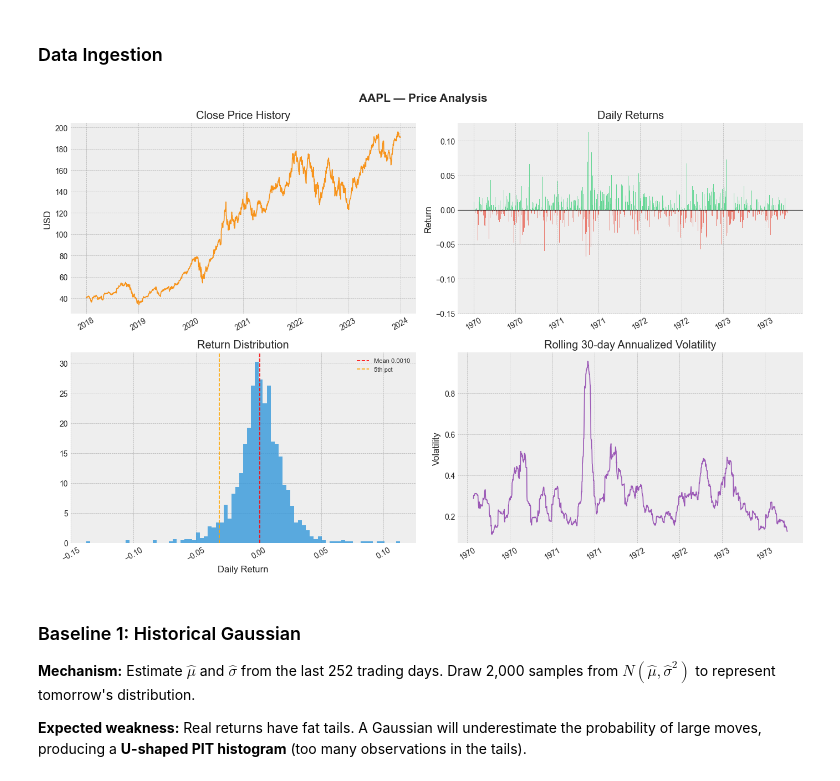
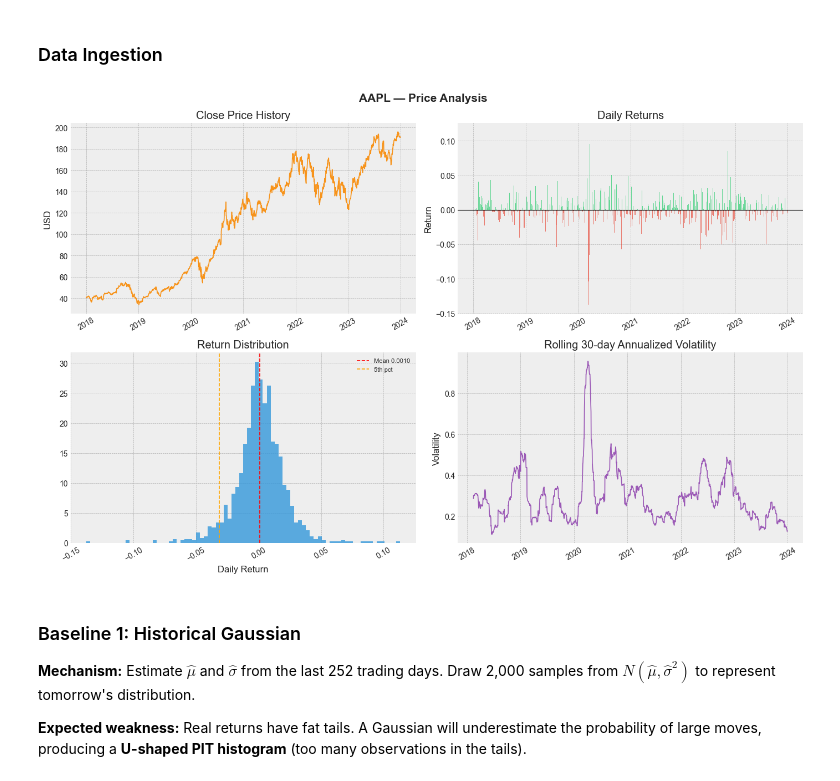
Before and after one commit to amacias-afma/quant-ai-lab, a Jupyter notebook: 02_density_forecasting/notebooks/01_problem_definition_and_baselines_v2.ipynb, the cells around one changed output. Cells and saved outputs as stored; diff of their text form; code cells hidden in the pictures.

```diff
--- a/02_density_forecasting/notebooks/01_problem_definition_and_baselines_v2.ipynb
+++ b/02_density_forecasting/notebooks/01_problem_definition_and_baselines_v2.ipynb
@@ -437,17 +440,17 @@ The winner of this comparison sets the **minimum performance bar** that any futu
 # %%
 # Fetch real market data
 ticker_name = 'AAPL'
 df = fetch_asset_data(ticker=ticker_name, start=date(2018, 1, 1), end=date(2023, 12, 31))
 
 # Compute log-returns for the models
 df_ret = np.log(df).diff().dropna()
 df_ret.columns = ['returns']
-df_ret.index = range(len(df_ret))
+# df_ret.index = range(len(df_ret))
 
 # Price & returns overview
 plot_price_analysis(df['prices'], df_ret['returns'], ticker_name=ticker_name)
 # %% [output]
-[figure, old version]
+[figure, new version]
 # %% [markdown]
 ### Baseline 1: Historical Gaussian
 
```
Also changed, not shown: parts of 10 cells of this notebook, 4 other files.
